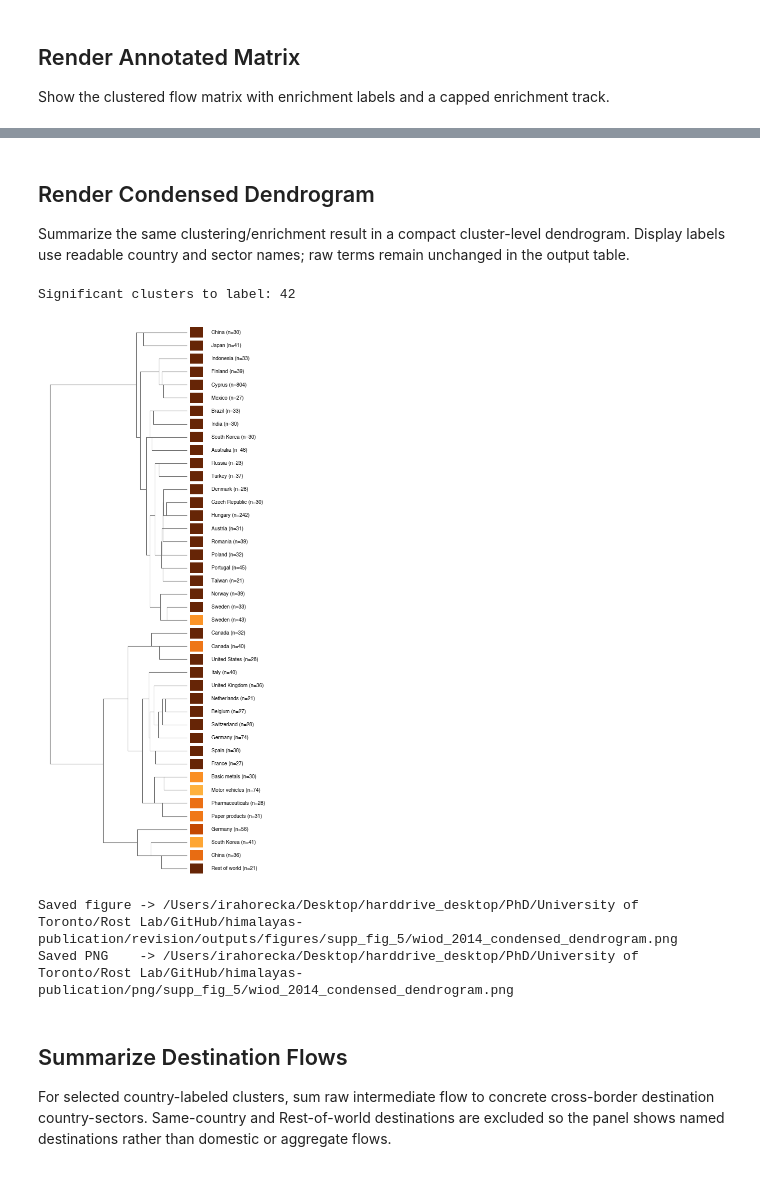
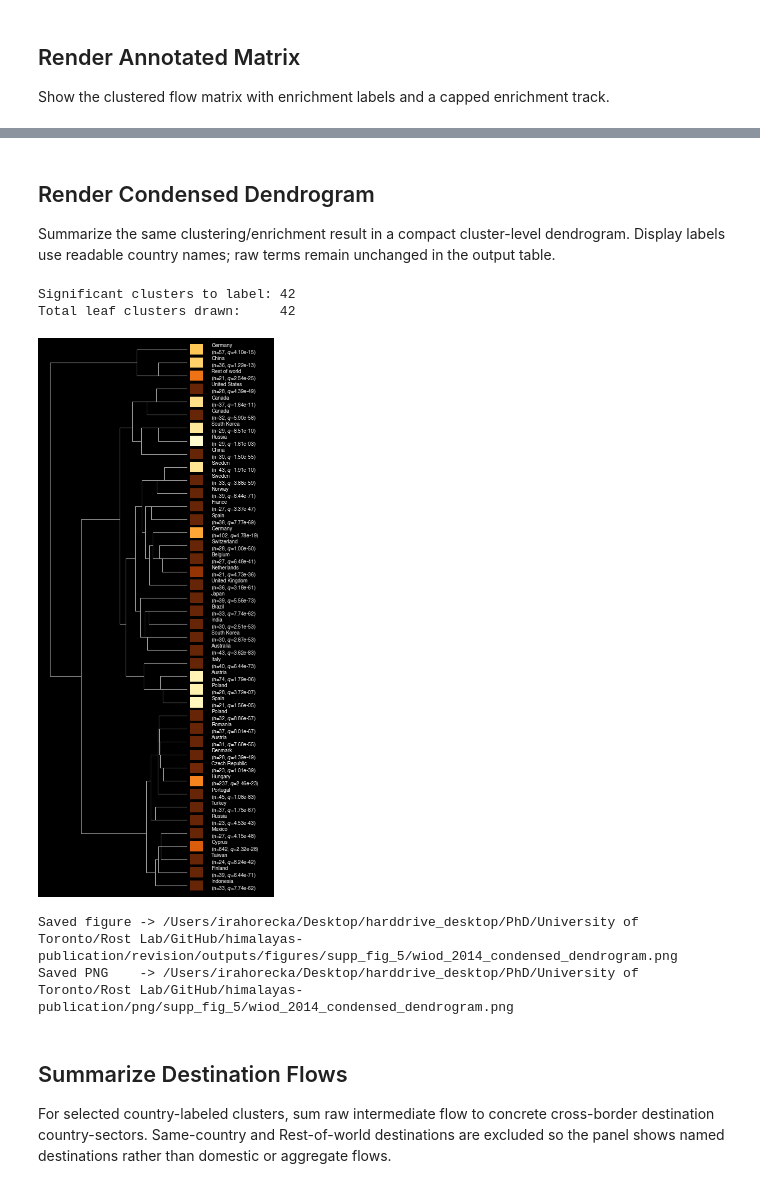
Before and after one commit to himalayas-base/himalayas-publication, a Jupyter notebook: supp_fig_5.ipynb, the cells around one changed output, grey strips where cells are left out. Saved outputs shown, nothing was run; the diff lists cells and outputs as text; code cells hidden in the pictures.

Commit message:
polish supp fig. 5 WIOD portability notebook

```diff
--- a/supp_fig_5.ipynb
+++ b/supp_fig_5.ipynb
@@ -258,10 +297,10 @@ Cluster row flow profiles with the standard HiMaLAYAS chain, then test country a
 # %%
-annotation_dict = {**sector_to_labels, **country_to_labels}
+annotation_dict = {**country_to_labels}
 annotations = Annotations(annotation_dict, matrix)
 print(f"Annotation terms retained: {len(annotations.terms)}")
 
 N_ROWS = matrix.values.shape[0]
-MIN_CLUSTER_SIZE = 20  # conservative, simple value: ~0.8% of 2,464 rows
+MIN_CLUSTER_SIZE = 20  # conservative, simple value: ~0.8% of N_ROWS
 
 print(f"Row count: {N_ROWS}")
 print(f"min_cluster_size: {MIN_CLUSTER_SIZE} (conservative fixed value, documented here)")
@@ -392,21 +508,22 @@ Readable display maps validated for 44 countries and 56 sectors.
 # %%
-cluster_labels = results_sig.cluster_labels(rank_by="p", label_mode="top_term")
+cluster_labels = results_sig.cluster_labels(rank_by="q", label_mode="top_term")
 cluster_labels_readable = cluster_labels.copy()
 
 
 def typed_annotation_label(term):
-    if term in COUNTRY_NAME:
-        return f"Country: {COUNTRY_NAME[term]}"
-    if term in SECTOR_ABBREV:
-        return f"Sector: {SECTOR_ABBREV[term]}"
-    raise ValueError(f"Unexpected WIOD top annotation term: {term}")
+    if term not in COUNTRY_NAME:
+        raise ValueError(f"Unexpected WIOD top annotation term: {term}")
+    return COUNTRY_NAME[term]
 
-cluster_labels_readable["label_readable"] = cluster_labels_readable["label"].map(typed_annotation_label)
+
+cluster_labels_readable["label_readable"] = cluster_labels_readable["label"].map(
+    typed_annotation_label
+)
 CLUSTER_LABEL_OVERRIDES = dict(
     zip(cluster_labels_readable["cluster"].astype(int), cluster_labels_readable["label_readable"])
 )
 assert len(CLUSTER_LABEL_OVERRIDES) == len(cluster_labels)
 
 print(f"Typed readable cluster-label overrides prepared: {len(CLUSTER_LABEL_OVERRIDES)}")
-print("Example:", "CYP", "->", typed_annotation_label("CYP"), ";", "C29", "->", typed_annotation_label("C29"))
+print("Example:", "CYP", "->", typed_annotation_label("CYP"))
 # %% [output]
@@ -426,7 +543,7 @@ BOUNDARY_COLOR = "#e0e0e0"
 FONT = "Helvetica"
 
 vmax = float(np.quantile(log_flow_df.values, 0.99))
-enrichment_norm_max = 20.0
+enrichment_norm_max = 40.0
 
 plotter = (
     Plotter(results_sig)
@@ -439,7 +556,7 @@ plotter = (
     )
     .plot_dendrogram(
         axes=[0.055, 0.075, 0.075, 0.84],
-        data_pad=0.72,
+        data_pad=7.0,
         color=DENDRO_COLOR,
         linewidth=0.45,
     )
@@ -448,6 +565,7 @@ plotter = (
         vmin=0,
         vmax=vmax,
         figsize=(12.2, 10.6),
+        outer_color=BACKGROUND_COLOR,
         subplots_adjust={"left": 0.13, "right": 0.73, "bottom": 0.075, "top": 0.915},
     )
     .plot_matrix_axis_labels(
@@ -466,7 +584,7 @@ plotter = (
     )
     .plot_cluster_labels(
         overrides=CLUSTER_LABEL_OVERRIDES,
-        rank_by="p",
+        rank_by="q",
         label_mode="top_term",
         max_words=18,
         wrap_text=True,
@@ -514,7 +632,7 @@ plotter = (
         name="enrichment",
         cmap="YlOrBr",
         norm=plt.Normalize(0, enrichment_norm_max),
-        label=r"Enrichment ($-\log_{10}p$, capped at 20)",
+        label=rf"Enrichment ($-\log_{{10}}q$, capped at {enrichment_norm_max})",
         ticks=[0, enrichment_norm_max / 2, enrichment_norm_max],
     )
     .plot_colorbars(
@@ -548,54 +666,57 @@ Saved PNG    -> /Users/irahorecka/Desktop/harddrive_desktop/PhD/University of To
 # %% [markdown]
 ## Render Condensed Dendrogram
 
-Summarize the same clustering/enrichment result in a compact cluster-level dendrogram. Display labels use readable country and sector names; raw terms remain unchanged in the output table.
+Summarize the same clustering/enrichment result in a compact cluster-level dendrogram. Display labels use readable country names; raw terms remain unchanged in the output table.
 # %%
 from himalayas.plot import plot_dendrogram_condensed
 
 N_SIGNIFICANT_CLUSTERS = int(results_sig.df["cluster"].nunique())
+N_TOTAL_LEAF_CLUSTERS = len(results_sig.cluster_layout().cluster_spans)
 print(f"Significant clusters to label: {N_SIGNIFICANT_CLUSTERS}")
+print(f"Total leaf clusters drawn:     {N_TOTAL_LEAF_CLUSTERS}")
 
 condensed_dendrogram = plot_dendrogram_condensed(
     results_sig,
-    rank_by="p",
+    rank_by="q",
     label_mode="top_term",
     label_overrides=CLUSTER_LABEL_OVERRIDES,
-    figsize=(4.8, 0.29 * N_SIGNIFICANT_CLUSTERS),
+    figsize=(4.8, 0.29 * N_TOTAL_LEAF_CLUSTERS),
     sigbar_cmap="YlOrBr",
     sigbar_min_logp=0.0,
     sigbar_max_logp=enrichment_norm_max,
     sigbar_width=0.055,
     sigbar_height=0.80,
     font=FONT,
     fontsize=7.3,
     max_words=18,
     wrap_text=True,
     wrap_width=24,
     overflow="ellipsis",
-    label_fields=("label", "n"),
+    label_fields=("label", "n", "q"),
     label_color=LABEL_COLOR,
     label_left_pad=0.035,
     dendrogram_color=DENDRO_COLOR,
     dendrogram_lw=0.8,
     background_color=BACKGROUND_COLOR,
 )
 
 CONDENSED_DENDROGRAM_PATH = NB_FIGURES_DIR / "wiod_2014_condensed_dendrogram.png"
 PNG_CONDENSED_PATH = PNG_SUPP5_DIR / "wiod_2014_condensed_dendrogram.png"
 for path in (CONDENSED_DENDROGRAM_PATH, PNG_CONDENSED_PATH):
     condensed_dendrogram.save(
         path,
         dpi=300,
         bbox_inches="tight",
         pad_inches=0.03,
     )
 condensed_dendrogram.show()
 
 print(f"Saved figure -> {CONDENSED_DENDROGRAM_PATH}")
 print(f"Saved PNG    -> {PNG_CONDENSED_PATH}")
 # %% [output]
 Significant clusters to label: 42
+Total leaf clusters drawn:     42
-[figure, old version]
+[figure, new version]
 Saved figure -> /Users/irahorecka/Desktop/harddrive_desktop/PhD/University of Toronto/Rost Lab/GitHub/himalayas-publication/revision/outputs/figures/supp_fig_5/wiod_2014_condensed_dendrogram.png
 Saved PNG    -> /Users/irahorecka/Desktop/harddrive_desktop/PhD/University of Toronto/Rost Lab/GitHub/himalayas-publication/png/supp_fig_5/wiod_2014_condensed_dendrogram.png
 # %% [markdown]
```
Also changed, not shown: parts of 16 cells of this notebook.
